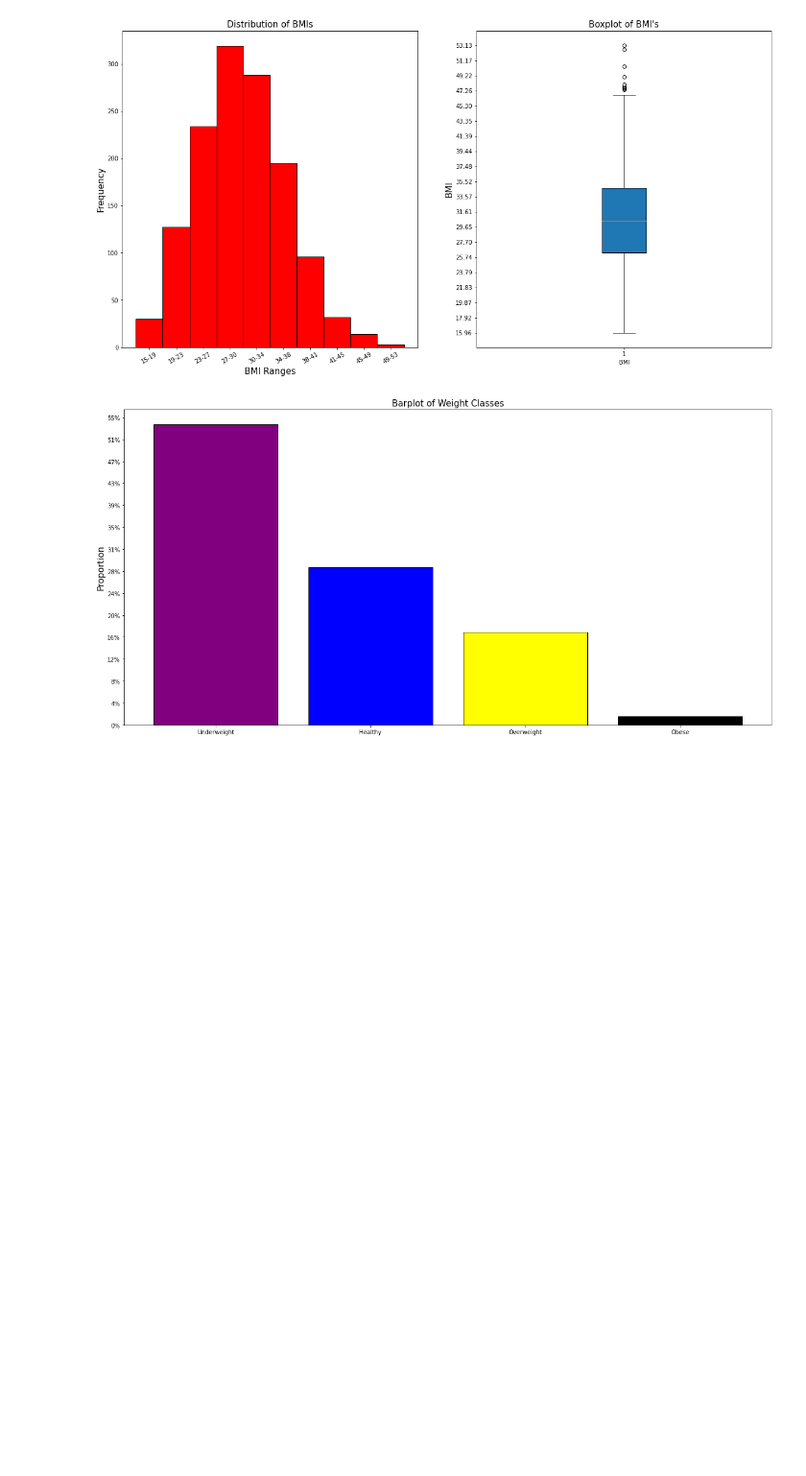
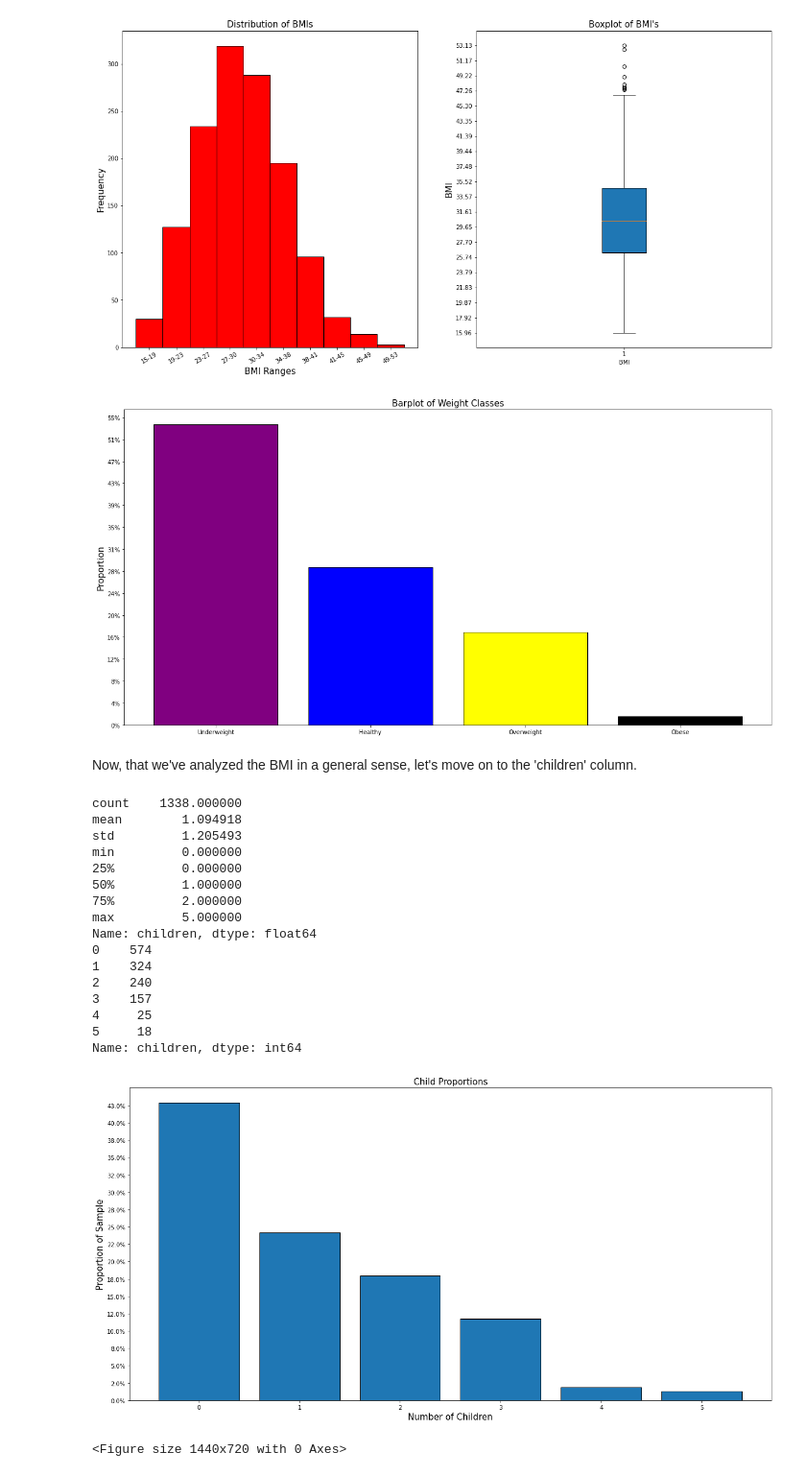
Before and after one commit to AbdullaK123/Portfolio, a Jupyter notebook: Medical_Insurance_Project.ipynb, the cells around one changed output. Shown at 96% size. Saved outputs shown, nothing was run; the diff lists cells and outputs as text; code cells hidden in the pictures; blank space fills up the shorter version.

```diff
--- a/Medical_Insurance_Project.ipynb
+++ b/Medical_Insurance_Project.ipynb
@@ -179,3 +189,46 @@ max        53.130000
 Name: bmi, dtype: float64
 [figure]
 [figure]
+# %% [markdown]
+Now, that we've analyzed the BMI in a general sense, let's move on to the 'children' column.
+# %%
+print(df['children'].describe())
+print(df['children'].value_counts())
+
+ax=plt.subplot()
+plt.bar([0,1,2,3,4,5],df['children'].value_counts()/len(df),edgecolor='black')
+plt.xlabel('Number of Children',fontsize=15)
+plt.ylabel('Proportion of Sample',fontsize=15)
+plt.title('Child Proportions',fontsize=15)
+
+ticks=np.arange(0,0.45,0.025)
+labels=[]
+
+for tick in ticks:
+    labels.append(str(np.round(tick*100))+'%')
+
+ax.set_yticks(ticks)
+ax.set_yticklabels(labels)
+
+
+plt.show()
+plt.clf()
+# %% [output]
+count    1338.000000
+mean        1.094918
+std         1.205493
+min         0.000000
+25%         0.000000
+50%         1.000000
+75%         2.000000
+max         5.000000
+Name: children, dtype: float64
+0    574
+1    324
+2    240
+3    157
+4     25
+5     18
+Name: children, dtype: int64
+[figure, added]
+<Figure size 1440x720 with 0 Axes>
```
Also changed, not shown: parts of 15 cells of this notebook.
